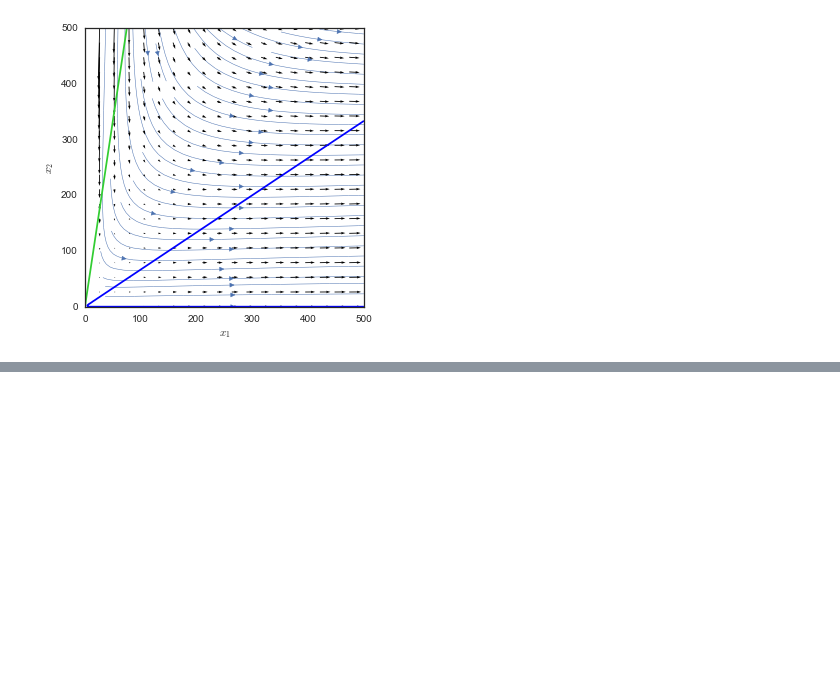
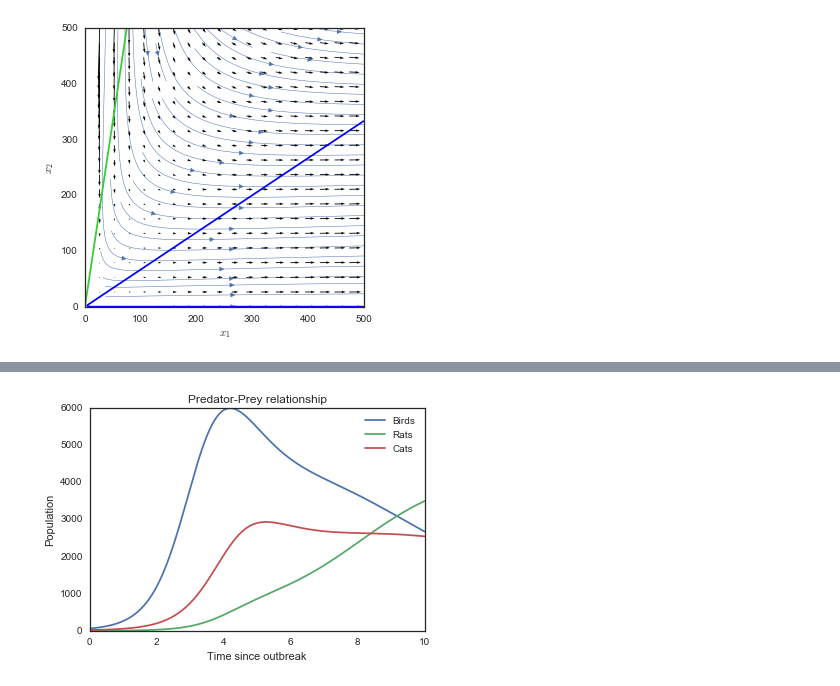
Before and after one commit to aaron2220/Mesopredator-Release, a Jupyter notebook: mesopredator release.ipynb, the cells around one changed output, grey strips where cells are left out. Drawn from its saved outputs; the diff is of its cells as text; code cells hidden in the pictures; blank space fills up the shorter version.

```diff
--- a/mesopredator release.ipynb
+++ b/mesopredator release.ipynb
@@ -347,0 +353,55 @@ ValueError: too many values to unpack
+# %%
+def solve(B0,R0,C0):
+    # define the system dy/dt = f(y, t)
+    def f(y, t):
+        B = y[0]
+        R = y[1]
+        C = y[2]
+        # the model equations
+        f1 = rb*B*(1-(B/Kb)) - nub*R*B/(S+B) - mub*C*B/(B+R) # dB/dt
+        f2 = rr*R*(1-nub*nus*R/(nub*S+nus*B)) - mur*C*R/(B+R) # dR/dt
+        f3 = rc*C*(1-(mub*mur*C)/(mur*B+mub*R))   # dC/dt
+        return [f1, f2, f3]
+    # initial conditions
+    y0 = [B0, R0, C0]
+    t  = np.linspace(0, 10, 1000)       # time
+    # solve the DEs
+    soln = odeint(f, y0, t)
+    B = soln[:, 0]
+    R = soln[:, 1]
+    C = soln[:, 2]
+
+    # plot results
+    plt.figure()
+    plt.plot(t, B, label='Birds')
+    plt.plot(t, R, label='Rats')
+    plt.plot(t, C, label='Cats')
+    plt.xlabel('Time since outbreak')
+    plt.ylabel('Population')
+    plt.title('Predator-Prey relationship')
+    plt.legend(loc=0)
+
+
+# CONSTANTS
+    # birds
+rb = 2  # birth rate
+nub = 3   # predation rate
+mub = 2
+Kb = 10000   # carrying capacity
+    # rats
+rr = 2   # birth rate
+nus = 1
+mur = 3
+    # cats
+rc = 2
+    # non-avian food
+S = 10000.    # total (constant and abundant)
+
+#solve(f,B0,R0,t)
+a_slider = widgets.IntSliderWidget(min=0, max=500, step=1, value=0)
+b_slider = widgets.FloatSliderWidget(min=0, max=500, step=1, value=0)
+c_slider = widgets.FloatSliderWidget(min=0, max=500, step=1, value=0)
+w = widgets.interactive( solve, B0=a_slider, R0=b_slider, C0=c_slider)
+display(w)
+# %% [output]
+[figure, added]
```
Also changed, not shown: parts of 5 cells of this notebook.
